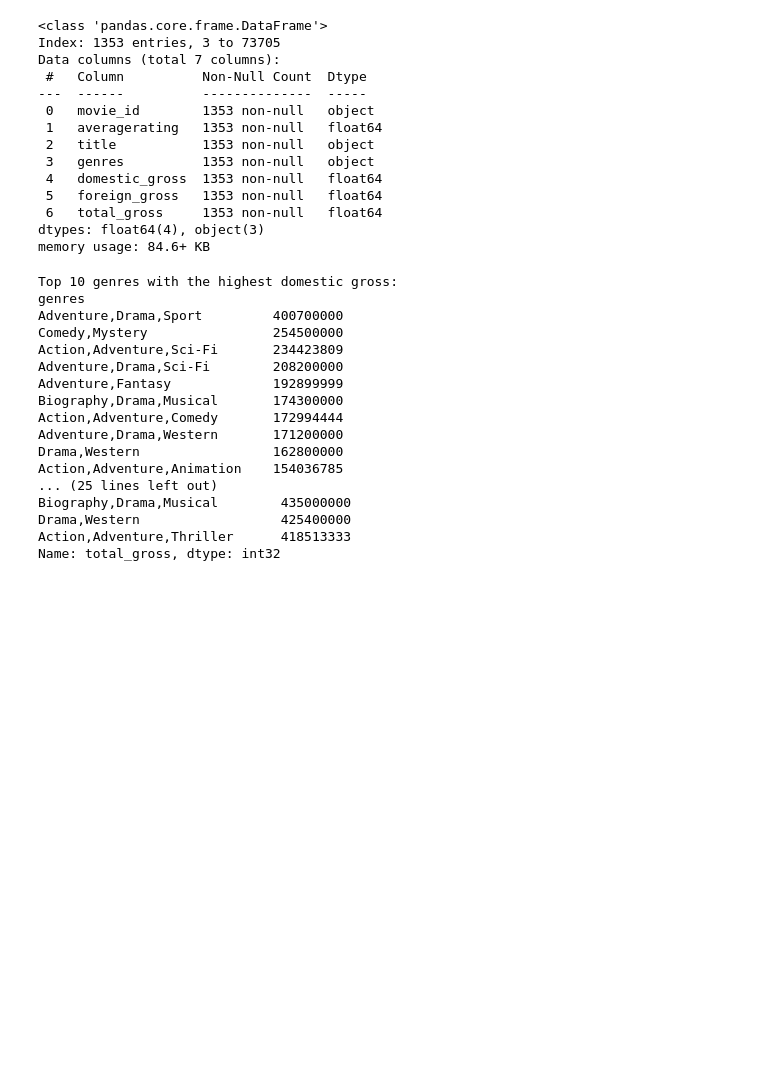
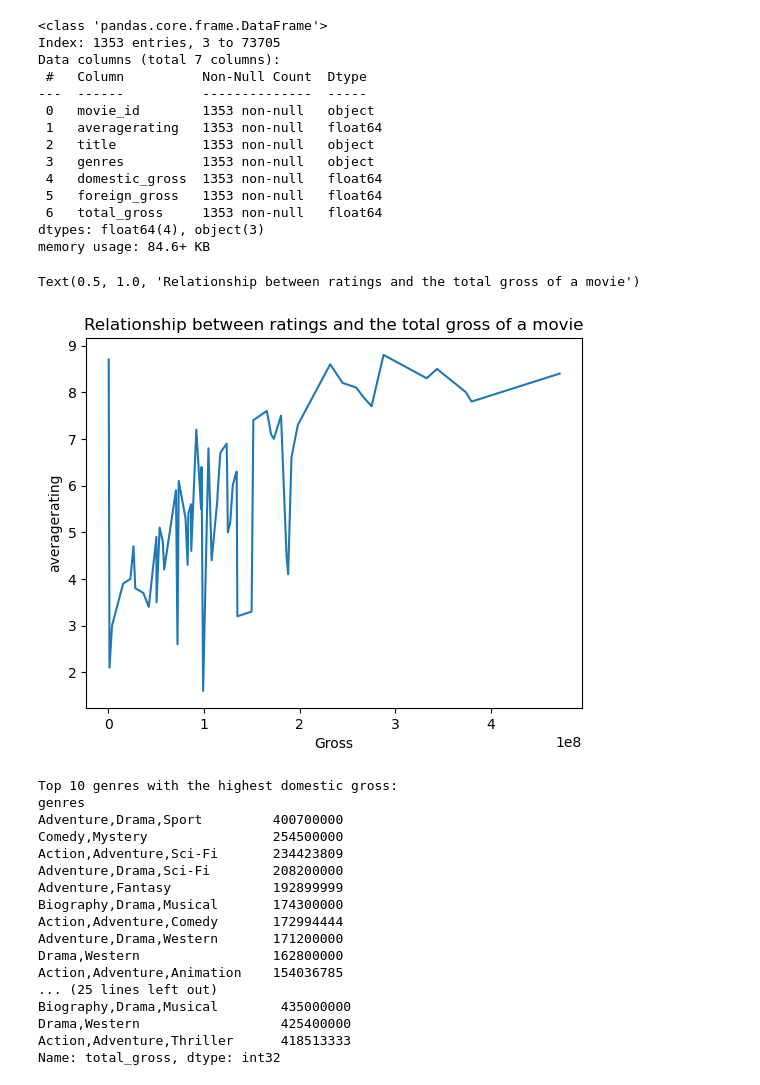
Before and after one commit to ngeny-brian/phase1-project, a Jupyter notebook: student.ipynb, the cells around one changed output. Saved outputs shown, nothing was run; the diff lists cells and outputs as text; code cells hidden in the pictures; blank space fills up the shorter version.

```diff
--- a/student.ipynb
+++ b/student.ipynb
@@ -784,6 +784,19 @@ memory usage: 84.6+ KB
 # %%
 #save the new dataframe
 merged_data.to_csv('zippedData/merged_data.csv')
+# %%
+# lineplot of the relationship between ratings and the total gross of a movie
+rating_gross = merged_data.groupby('averagerating')['total_gross'].mean().astype('int').sort_values(ascending=False)
+
+x_val = rating_gross.to_list()
+y_val = rating_gross.index
+
+rating_gross_ax = sns.lineplot(rating_gross, x=x_val, y=y_val)
+rating_gross_ax.set_xlabel('Gross')
+rating_gross_ax.set_title('Relationship between ratings and the total gross of a movie')
+# %% [output]
+Text(0.5, 1.0, 'Relationship between ratings and the total gross of a movie')
+[figure, added]
 # %%
 # determine the top 10 genres with the highest average domestic gross
 grouped_genres_domestic_gross = merged_data.groupby('genres')['domestic_gross'].mean().astype('int').sort_values(ascending=False).head(10)
```
Also changed, not shown: parts of 8 cells of this notebook.
